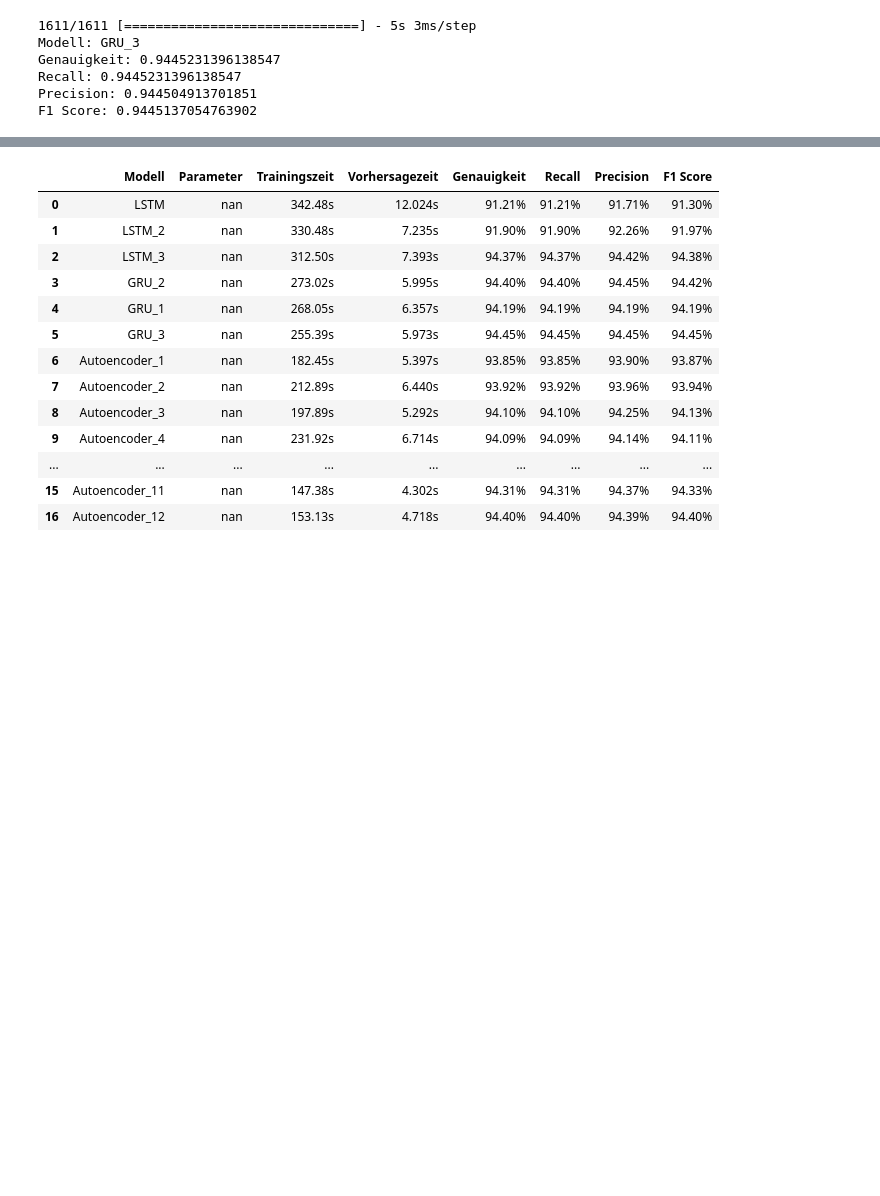
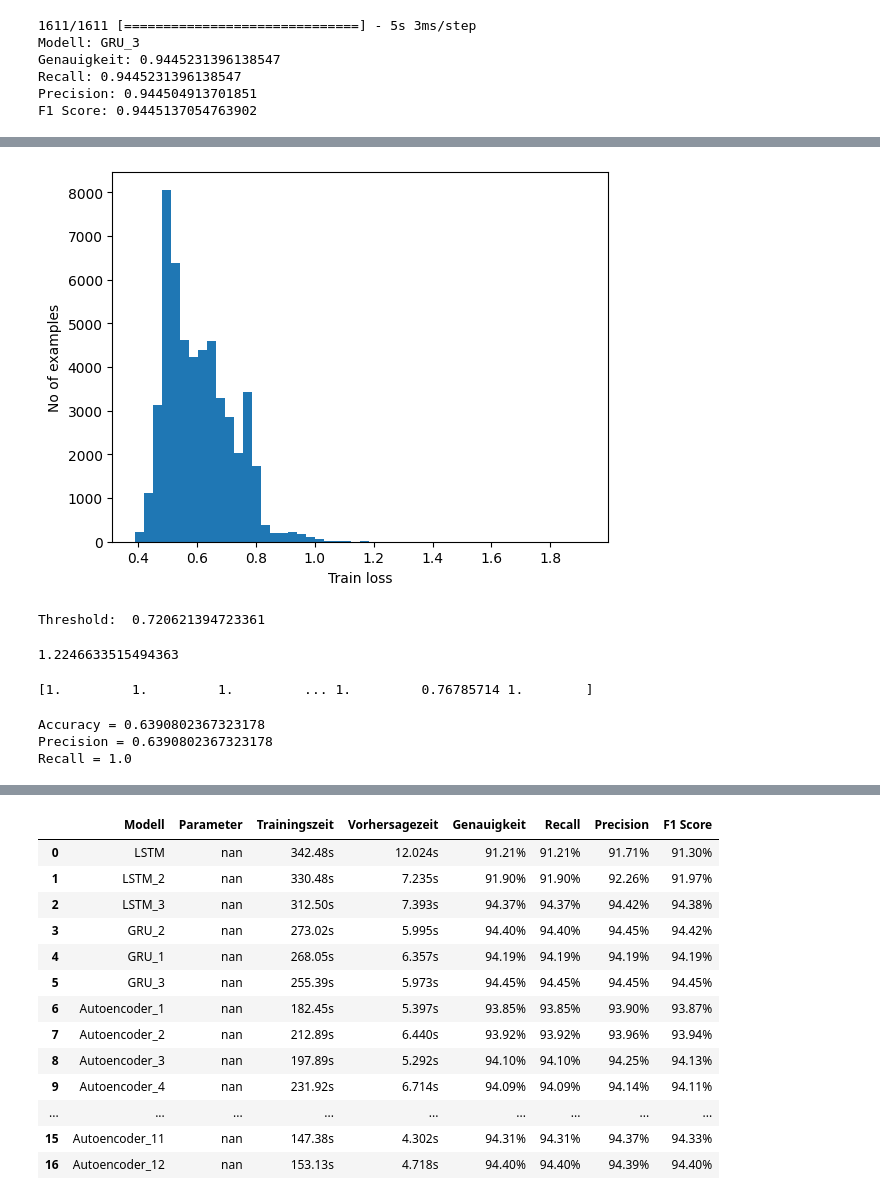
Before and after one commit to aKravtschenko/DEEPL-Autoencoder, a Jupyter notebook: new_autoencoder.ipynb, the cells around one changed output, grey strips where cells are left out. Cells and saved outputs as stored; diff of their text form; code cells hidden in the pictures; blank space fills up the shorter version.

```diff
--- a/new_autoencoder.ipynb
+++ b/new_autoencoder.ipynb
@@ -1135,0 +1177,11 @@ results = append_model_reults(model_autoencoder, results, end_train - start, end
+# %%
+reconstructions = model_autoencoder.predict(X_test_reshaped)
+test_loss = tf.keras.losses.mae(reconstructions, X_test_reshaped)
+
+test_loss_reduced = tf.reshape(test_loss, [test_loss.shape[0], -1])
+
+plt.hist(test_loss_reduced.numpy(), bins=50)
+plt.xlabel("Train loss")
+plt.ylabel("No of examples")
+plt.show()
+# %% [output]
@@ -1135,0 +1189,31 @@ results = append_model_reults(model_autoencoder, results, end_train - start, end
+[figure, added]
+# %%
+# Variant 1
+threshold = (np.mean(test_loss) + np.std(test_loss))
+print("Threshold: ", threshold)
+# %% [output]
+Threshold:  0.720621394723361
+# %%
+# Variant 2: Calculates the maximum threshold -> Variant 1. is better
+mean_loss = np.mean(test_mae_loss)
+std_loss = np.std(test_mae_loss)
+
+threshold_max = mean_loss + 1 * std_loss
+
+# Variant 3: Calculates the percentile value of the maximum threshold -> Variant 1. is better
+quantile_value = np.percentile(test_mae_loss, q=75)
+threshold_quant = quantile_value
+print(threshold_max, threshold_quant)
+# %% [output]
+1.2246633515494363
+# %%
+reconstructions = model_autoencoder.predict(X_test_reshaped)
+
+test_mae_loss = np.mean(np.abs(reconstructions - X_test_reshaped), axis=1)
+
+predictions = np.mean((test_loss > threshold_quant).astype(int), axis=1)
+average_anomaly_scores = (test_loss < 0.72).numpy().astype(int)
+accuracy = accuracy_score(y_test, average_anomaly_scores)
+print("Accuracy =", accuracy)
+# %% [output]
+[1.         1.         1.         ... 1.         0.76785714 1.        ]
@@ -1135,0 +1230,7 @@ results = append_model_reults(model_autoencoder, results, end_train - start, end
+# %%
+preds = predict(model_autoencoder, X_test_reshaped, threshold)
+print_stats(preds, y_test)
+# %% [output]
+Accuracy = 0.6390802367323178
+Precision = 0.6390802367323178
+Recall = 1.0
```
Also changed, not shown: parts of 22 cells of this notebook.
